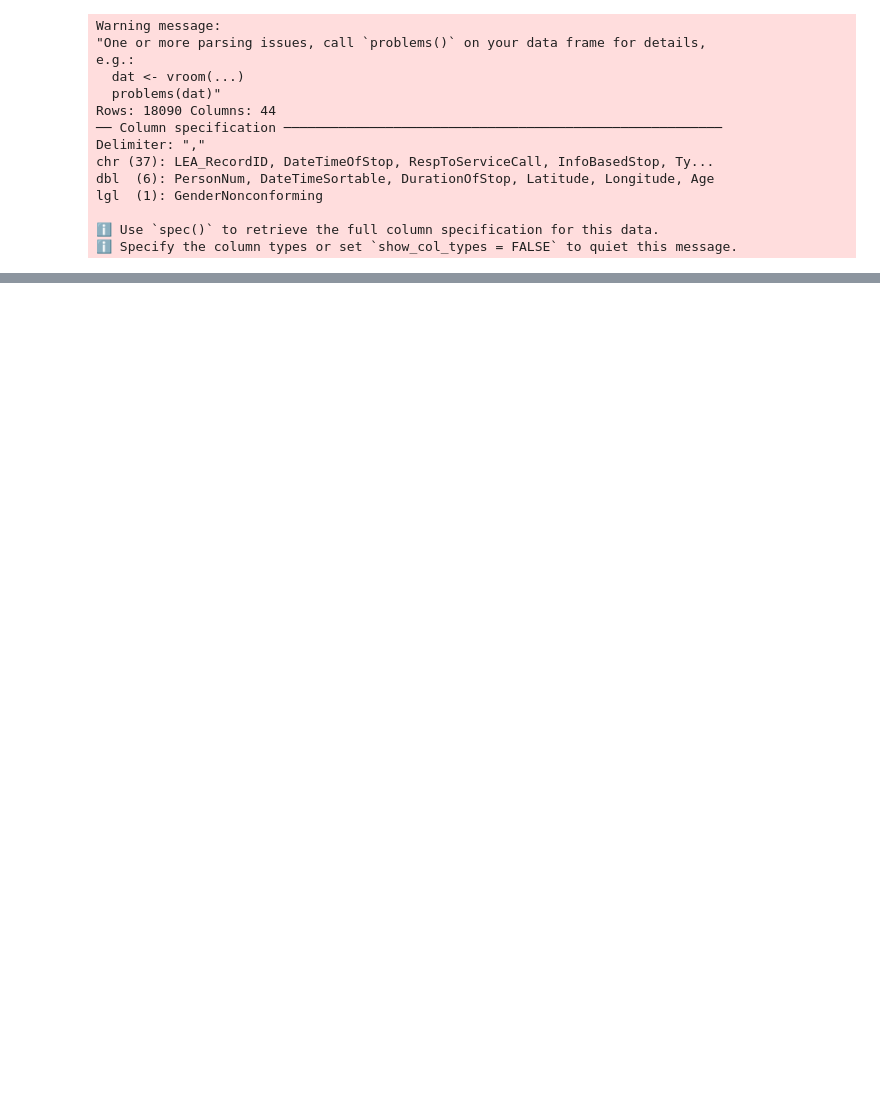
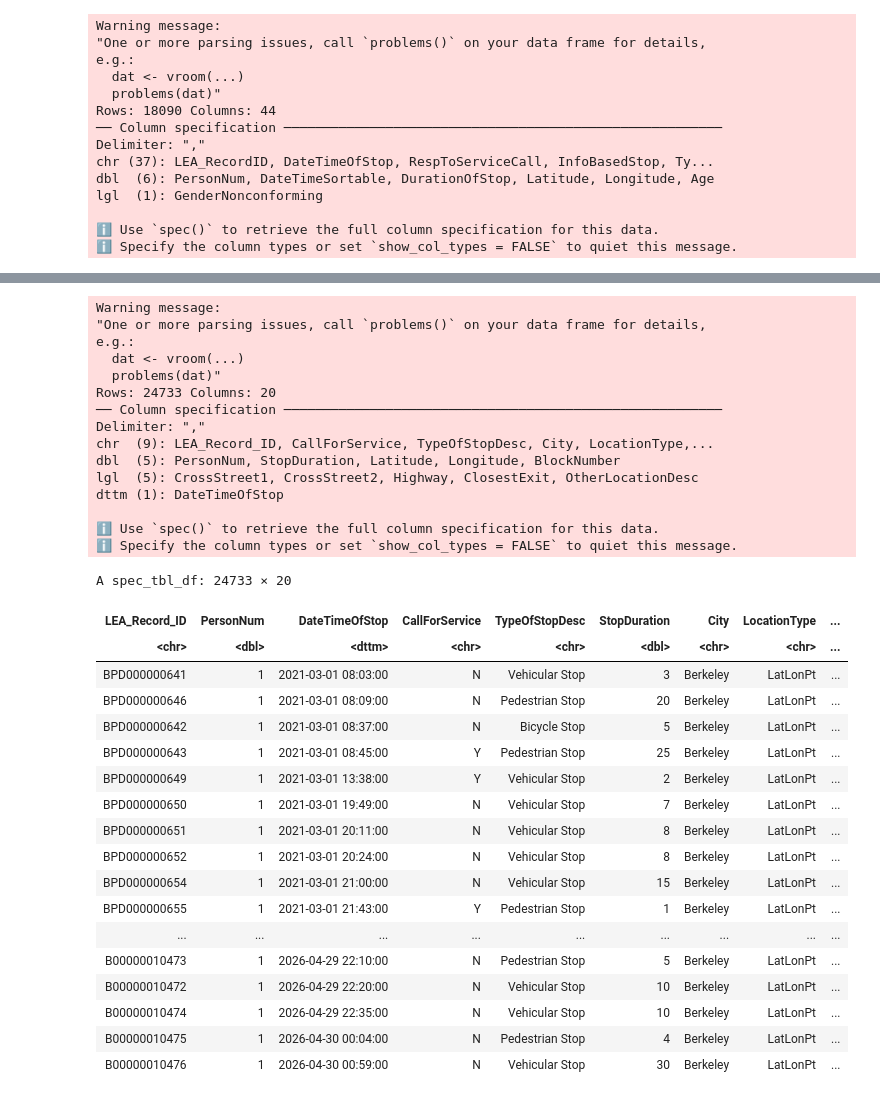
Before and after one commit to UCB-stat159-f26/final-project-team-27, a Jupyter notebook: scripts/stop_data_processing.ipynb, the cells around one changed output, grey strips where cells are left out. Saved outputs shown, nothing was run; the diff lists cells and outputs as text; code cells hidden in the pictures; blank space fills up the shorter version.

```diff
--- a/scripts/stop_data_processing.ipynb
+++ b/scripts/stop_data_processing.ipynb
@@ -148,0 +175,38 @@ Longitude)`
+# %%
+test = read_csv("../data/clean/stop_data.csv")
+test
+# %% [output]
+Warning message:
+"One or more parsing issues, call `problems()` on your data frame for details,
+e.g.:
+  dat <- vroom(...)
+  problems(dat)"
+Rows: 24733 Columns: 20
+── Column specification ────────────────────────────────────────────────────────
+Delimiter: ","
+chr  (9): LEA_Record_ID, CallForService, TypeOfStopDesc, City, LocationType,...
+dbl  (5): PersonNum, StopDuration, Latitude, Longitude, BlockNumber
+lgl  (5): CrossStreet1, CrossStreet2, Highway, ClosestExit, OtherLocationDesc
+dttm (1): DateTimeOfStop
+
+ℹ Use `spec()` to retrieve the full column specification for this data.
+ℹ Specify the column types or set `show_col_types = FALSE` to quiet this message.
+A spec_tbl_df: 24733 × 20
+| LEA_Record_ID | PersonNum | DateTimeOfStop | CallForService | TypeOfStopDesc | StopDuration | City | LocationType | ... |
+| <chr> | <dbl> | <dttm> | <chr> | <chr> | <dbl> | <chr> | <chr> | ... |
+| BPD000000641 | 1 | 2021-03-01 08:03:00 | N | Vehicular Stop | 3 | Berkeley | LatLonPt | ... |
+| BPD000000646 | 1 | 2021-03-01 08:09:00 | N | Pedestrian Stop | 20 | Berkeley | LatLonPt | ... |
+| BPD000000642 | 1 | 2021-03-01 08:37:00 | N | Bicycle Stop | 5 | Berkeley | LatLonPt | ... |
+| BPD000000643 | 1 | 2021-03-01 08:45:00 | Y | Pedestrian Stop | 25 | Berkeley | LatLonPt | ... |
+| BPD000000649 | 1 | 2021-03-01 13:38:00 | Y | Vehicular Stop | 2 | Berkeley | LatLonPt | ... |
+| BPD000000650 | 1 | 2021-03-01 19:49:00 | N | Vehicular Stop | 7 | Berkeley | LatLonPt | ... |
+| BPD000000651 | 1 | 2021-03-01 20:11:00 | N | Vehicular Stop | 8 | Berkeley | LatLonPt | ... |
+| BPD000000652 | 1 | 2021-03-01 20:24:00 | N | Vehicular Stop | 8 | Berkeley | LatLonPt | ... |
+| BPD000000654 | 1 | 2021-03-01 21:00:00 | N | Vehicular Stop | 15 | Berkeley | LatLonPt | ... |
+| BPD000000655 | 1 | 2021-03-01 21:43:00 | Y | Pedestrian Stop | 1 | Berkeley | LatLonPt | ... |
+| ... | ... | ... | ... | ... | ... | ... | ... | ... |
+| B00000010473 | 1 | 2026-04-29 22:10:00 | N | Pedestrian Stop | 5 | Berkeley | LatLonPt | ... |
+| B00000010472 | 1 | 2026-04-29 22:20:00 | N | Vehicular Stop | 10 | Berkeley | LatLonPt | ... |
+| B00000010474 | 1 | 2026-04-29 22:35:00 | N | Vehicular Stop | 10 | Berkeley | LatLonPt | ... |
+| B00000010475 | 1 | 2026-04-30 00:04:00 | N | Pedestrian Stop | 4 | Berkeley | LatLonPt | ... |
+| B00000010476 | 1 | 2026-04-30 00:59:00 | N | Vehicular Stop | 30 | Berkeley | LatLonPt | ... |
```
Also changed, not shown: parts of 11 cells of this notebook, 1 other file.
